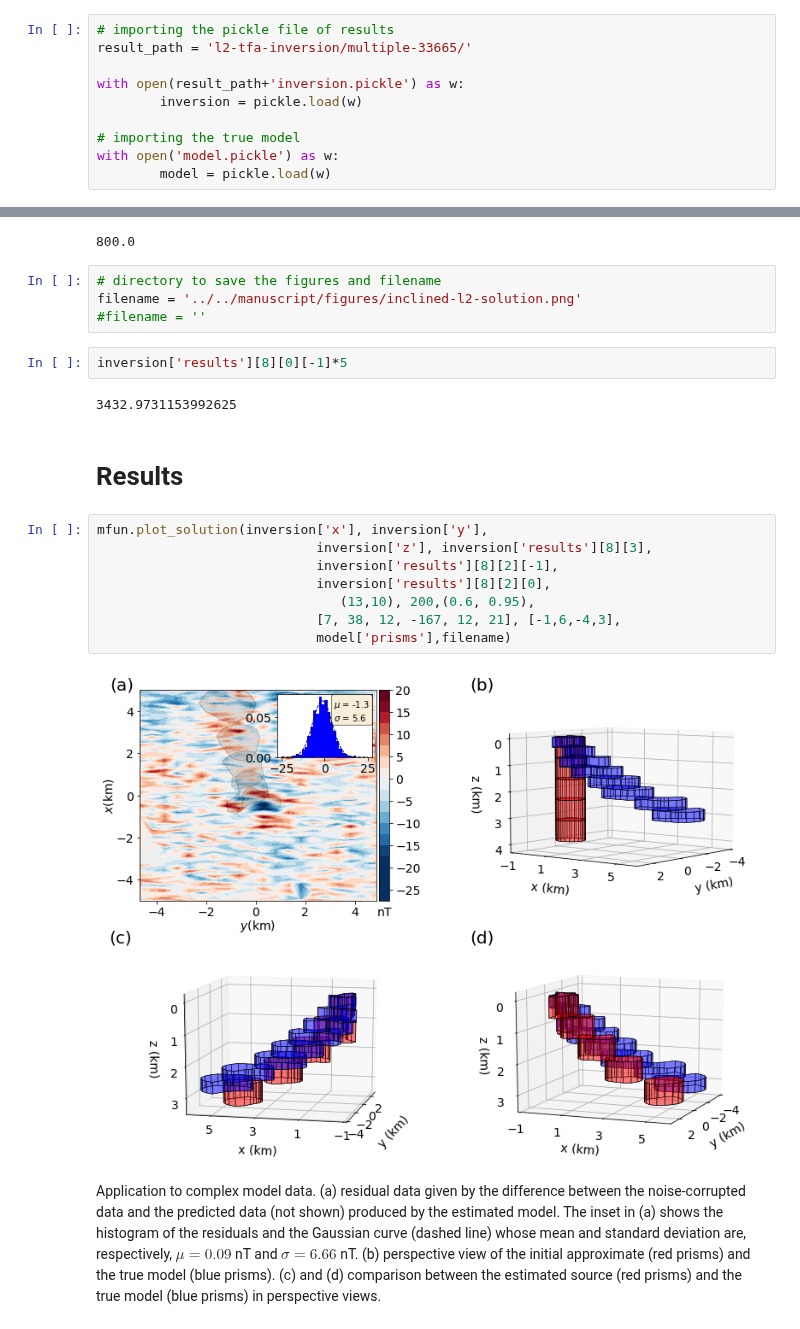
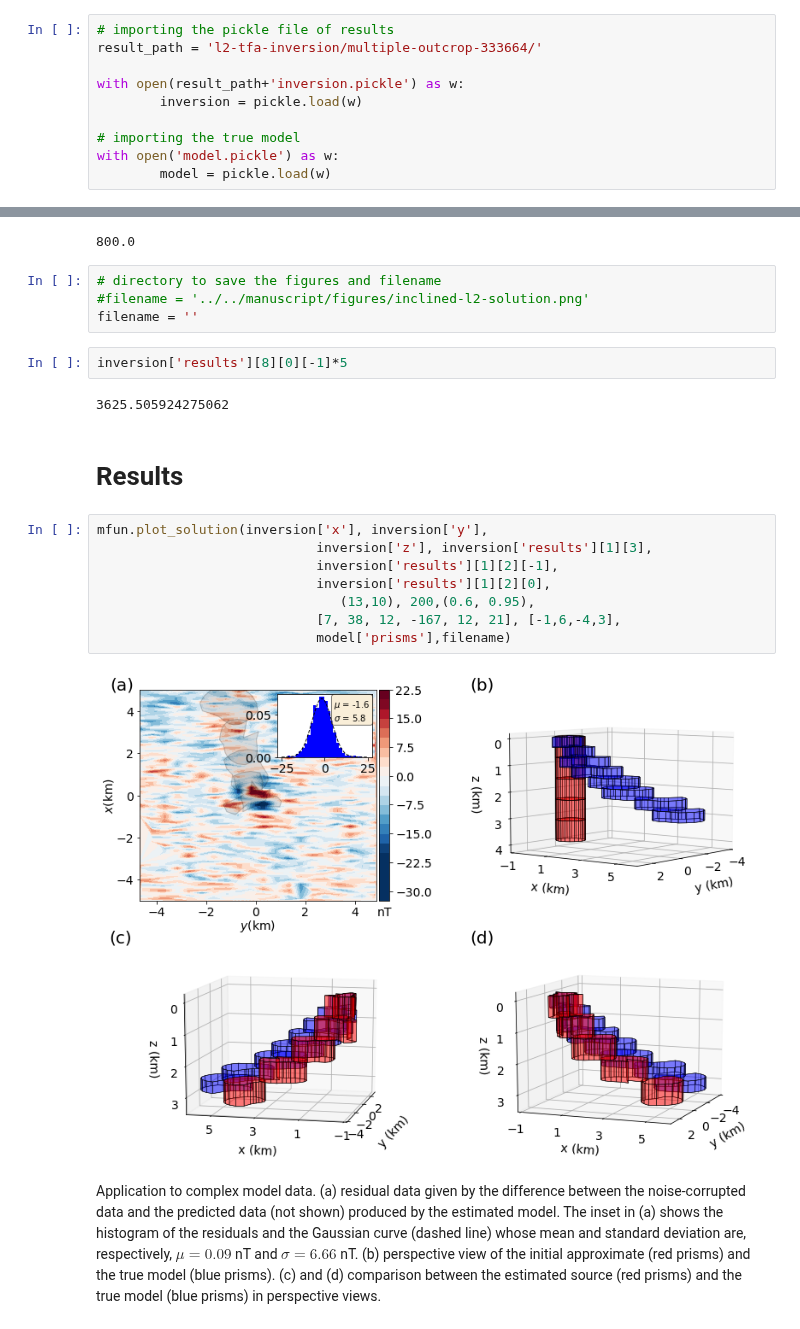
Before and after one commit to pinga-lab/magnetic-radial-inversion, a Jupyter notebook: code/inclined/plot_solutions.ipynb, the cells around one changed output, grey strips where cells are left out. Cells and saved outputs as stored; diff of their text form.

```diff
--- a/code/inclined/plot_solutions.ipynb
+++ b/code/inclined/plot_solutions.ipynb
@@ -22,7 +22,7 @@ sys.path.insert(0, '../../code')
 import mag_polyprism_functions as mfun
 # %%
 # importing the pickle file of results
-result_path = 'l2-tfa-inversion/multiple-33665/'
+result_path = 'l2-tfa-inversion/multiple-outcrop-333664/'
 
 with open(result_path+'inversion.pickle') as w:
         inversion = pickle.load(w)
@@ -44,23 +44,23 @@ inversion['initial_dz']
 800.0
 # %%
 # directory to save the figures and filename
-filename = '../../manuscript/figures/inclined-l2-solution.png'
-#filename = ''
+#filename = '../../manuscript/figures/inclined-l2-solution.png'
+filename = ''
 # %%
 inversion['results'][8][0][-1]*5
 # %% [output]
-3432.9731153992625
+3625.505924275062
 # %% [markdown]
 # Results
 # %%
 mfun.plot_solution(inversion['x'], inversion['y'],
-                            inversion['z'], inversion['results'][8][3],
-                            inversion['results'][8][2][-1],
-                            inversion['results'][8][2][0],
+                            inversion['z'], inversion['results'][1][3],
+                            inversion['results'][1][2][-1],
+                            inversion['results'][1][2][0],
                                (13,10), 200,(0.6, 0.95),
                             [7, 38, 12, -167, 12, 21], [-1,6,-4,3],
                             model['prisms'],filename)
 # %% [output]
-[figure, old version]
+[figure, new version]
 # %% [markdown]
 Application to complex model data. (a) residual data given by the difference between the noise-corrupted data and the predicted data (not shown) produced by the estimated model. The inset in (a) shows the histogram of the residuals and the Gaussian curve (dashed line) whose mean and standard deviation are, respectively, $\mu = 0.09$ nT and $\sigma=6.66$ nT. (b) perspective view of the initial approximate (red prisms) and the true model (blue prisms). (c) and (d) comparison between the estimated source (red prisms) and the true model (blue prisms) in perspective views.
```
Also changed, not shown: parts of 1 cell of this notebook, 12 other files.
